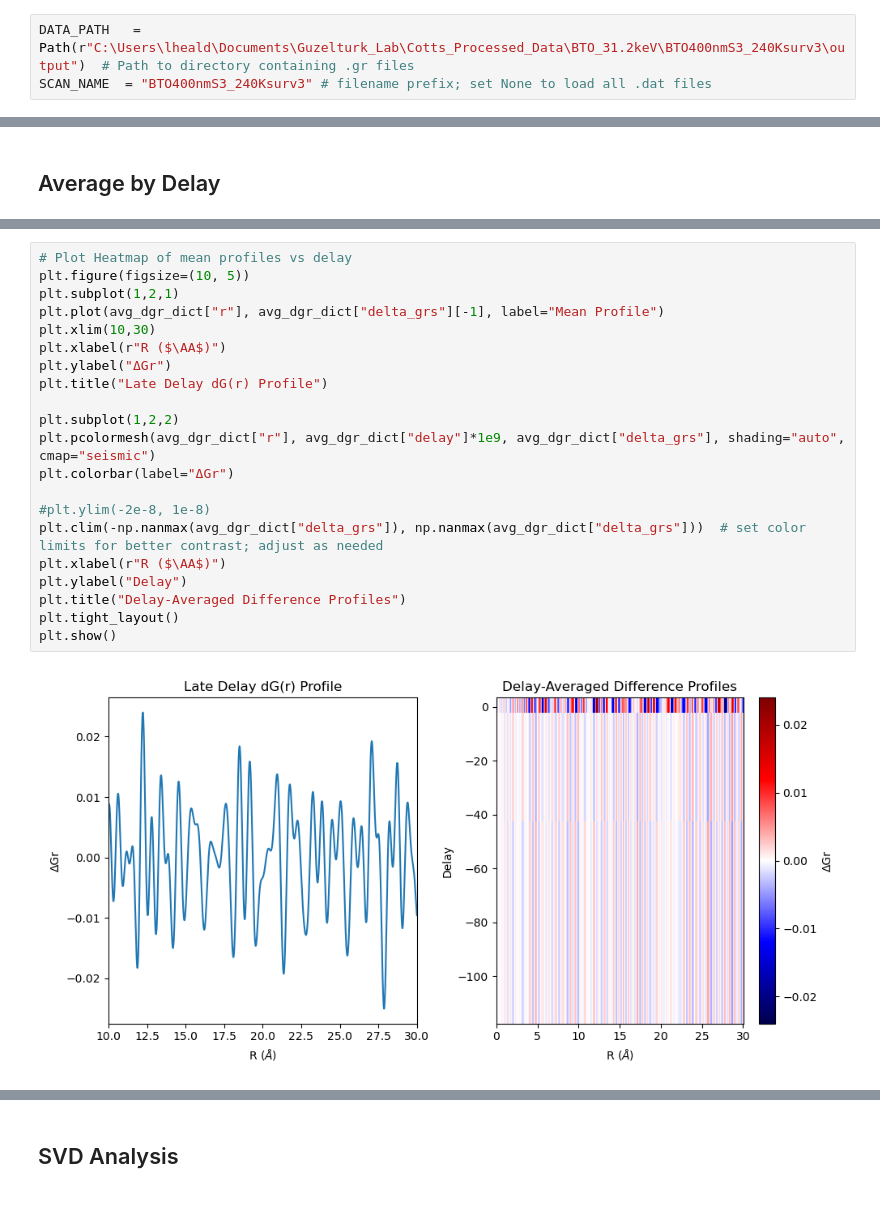
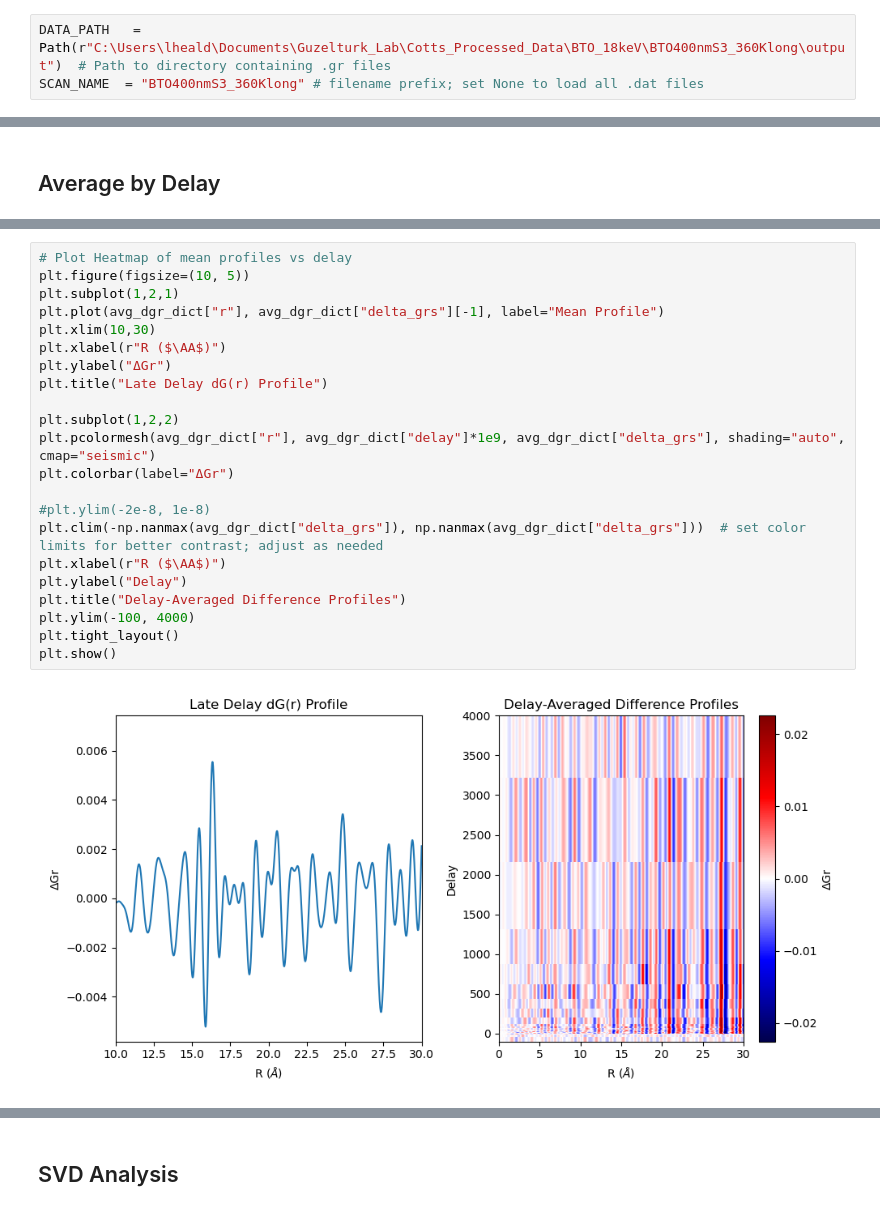
Before and after one commit to lheald2/trxrd, a Jupyter notebook: Process_Grs.ipynb, the cells around one changed output, grey strips where cells are left out. Cells and saved outputs as stored; diff of their text form.

```diff
--- a/Process_Grs.ipynb
+++ b/Process_Grs.ipynb
@@ -15,8 +15,8 @@ import trxrd
 # %% [markdown]
 ## Define Path and Scan Name
 # %%
-DATA_PATH   = Path(r"C:\Users\lheald\Documents\Guzelturk_Lab\Cotts_Processed_Data\BTO_31.2keV\BTO400nmS3_240Ksurv3\output")  # Path to directory containing .gr files
-SCAN_NAME  = "BTO400nmS3_240Ksurv3" # filename prefix; set None to load all .dat files
+DATA_PATH   = Path(r"C:\Users\lheald\Documents\Guzelturk_Lab\Cotts_Processed_Data\BTO_18keV\BTO400nmS3_360Klong\output")  # Path to directory containing .gr files
+SCAN_NAME  = "BTO400nmS3_360Klong" # filename prefix; set None to load all .dat files
 # %% [markdown]
 ## Load the Data
 # %%
@@ -112,26 +127,27 @@ Counts per delay: [295 295 294]
 # %%
 # Plot Heatmap of mean profiles vs delay
 plt.figure(figsize=(10, 5))
 plt.subplot(1,2,1)
 plt.plot(avg_dgr_dict["r"], avg_dgr_dict["delta_grs"][-1], label="Mean Profile")
 plt.xlim(10,30)
 plt.xlabel(r"R ($\AA$)")
 plt.ylabel("ΔGr")
 plt.title("Late Delay dG(r) Profile")
 
 plt.subplot(1,2,2)
 plt.pcolormesh(avg_dgr_dict["r"], avg_dgr_dict["delay"]*1e9, avg_dgr_dict["delta_grs"], shading="auto", cmap="seismic")
 plt.colorbar(label="ΔGr")
 
 #plt.ylim(-2e-8, 1e-8)
 plt.clim(-np.nanmax(avg_dgr_dict["delta_grs"]), np.nanmax(avg_dgr_dict["delta_grs"]))  # set color limits for better contrast; adjust as needed
 plt.xlabel(r"R ($\AA$)")
 plt.ylabel("Delay")
 plt.title("Delay-Averaged Difference Profiles")
+plt.ylim(-100, 4000)
 plt.tight_layout()
 plt.show()
 # %% [output]
-[figure, old version]
+[figure, new version]
 # %%
 r = avg_dgr_dict["r"]
 
```
Also changed, not shown: parts of 8 cells of this notebook, 7 other files.
